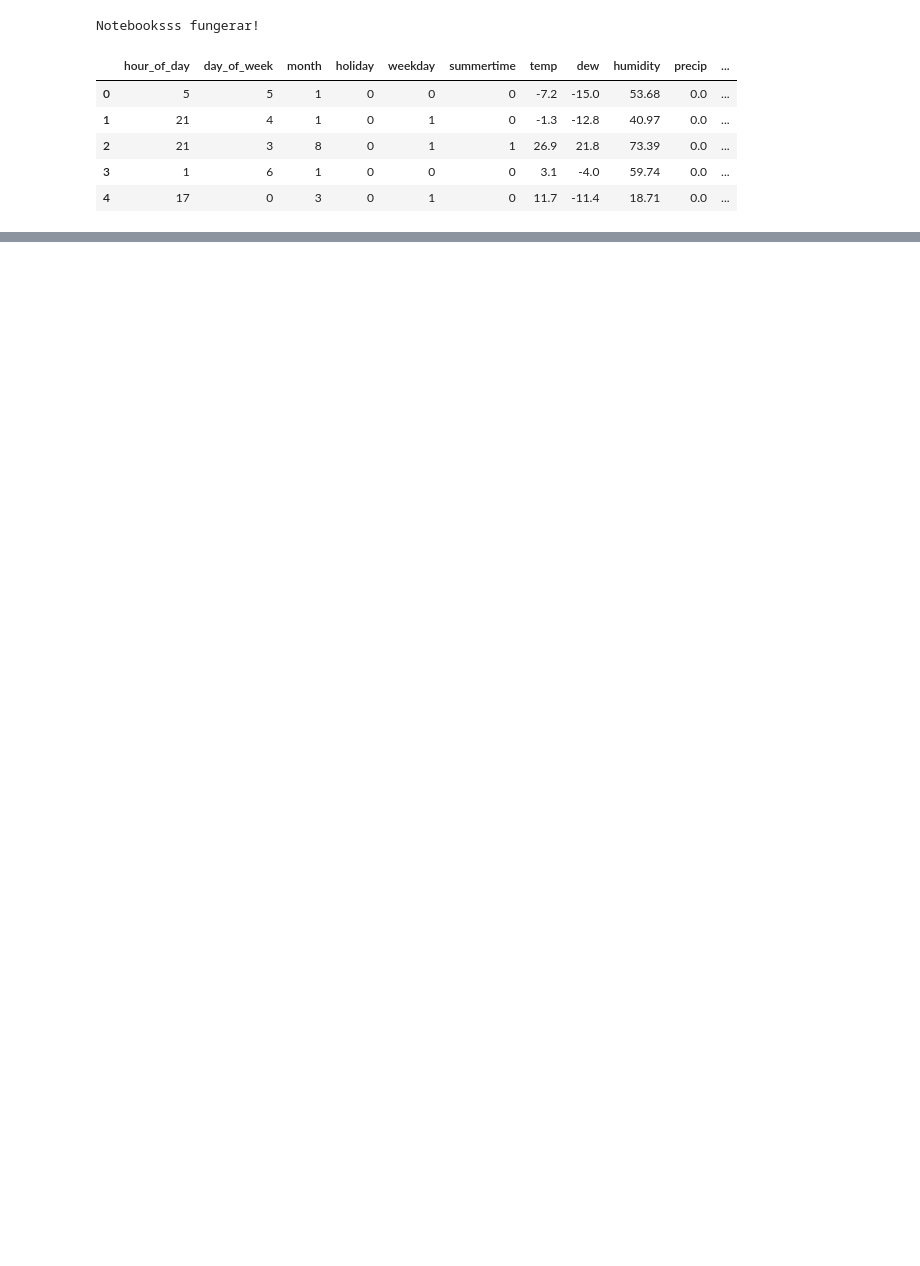
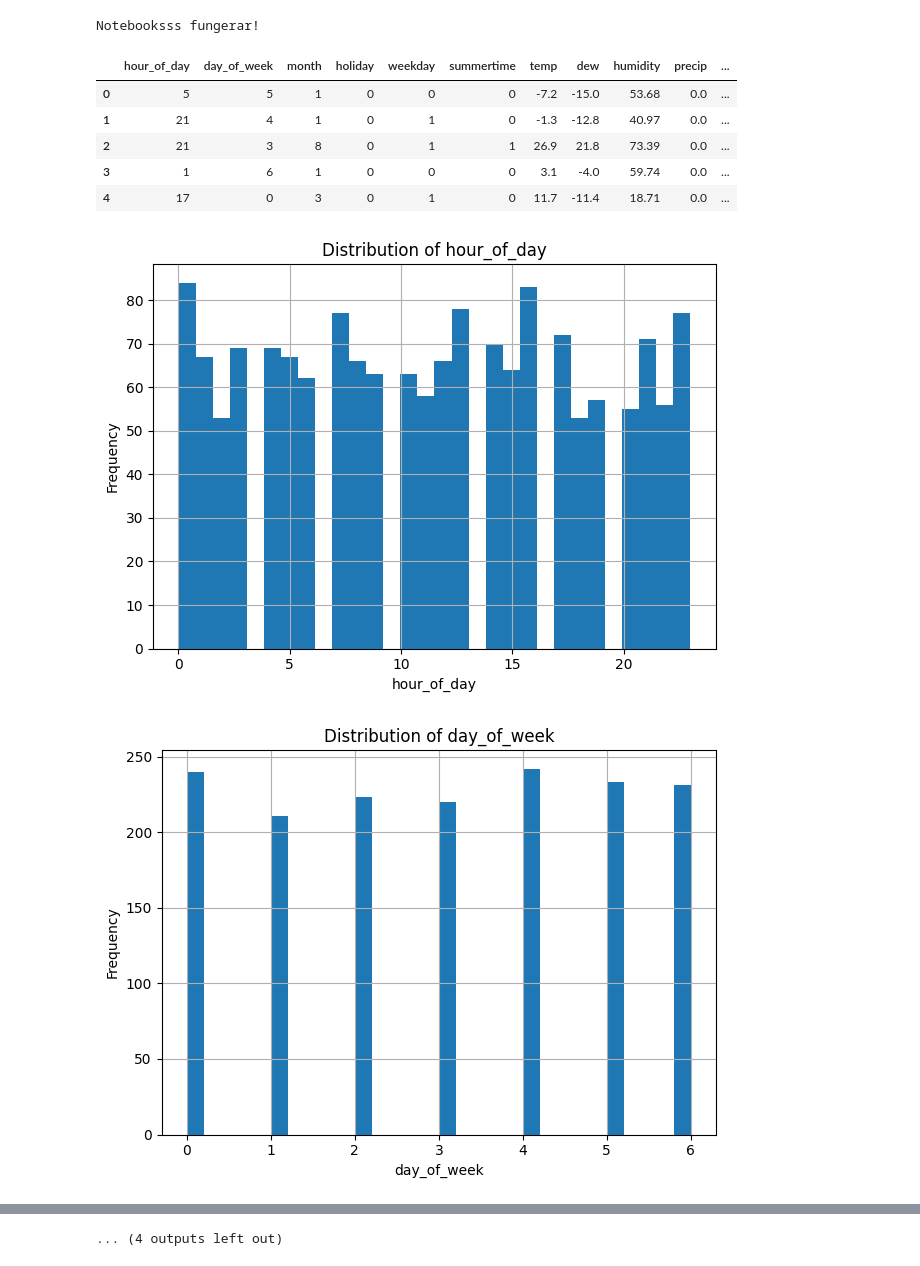
Before and after one commit to sebberendel/machine_learning_project, a Jupyter notebook: notebooks/sebbe.ipynb, the cells around one changed output, grey strips where cells are left out. Cells and saved outputs as stored; diff of their text form; code cells hidden in the pictures; blank space fills up the shorter version.

```diff
--- a/notebooks/sebbe.ipynb
+++ b/notebooks/sebbe.ipynb
@@ -15,3 +14,33 @@ Notebooksss fungerar!
 | 2 | 21 | 3 | 8 | 0 | 1 | 1 | 26.9 | 21.8 | 73.39 | 0.0 | ... |
 | 3 | 1 | 6 | 1 | 0 | 0 | 0 | 3.1 | -4.0 | 59.74 | 0.0 | ... |
 | 4 | 17 | 0 | 3 | 0 | 1 | 0 | 11.7 | -11.4 | 18.71 | 0.0 | ... |
+# %%
+# - Plot distributions ---------------------------
+import pandas as pd
+import matplotlib.pyplot as plt
+
+# Läs in data
+training_data = pd.read_csv("../training/training_data_VT2026.csv")
+
+# Loopa över alla kolumner
+for column in training_data.columns:
+
+    plt.figure()
+
+    if training_data[column].dtype == "object":
+        # Kategorisk variabel → stapeldiagram
+        training_data[column].value_counts().plot(kind="bar")
+        plt.ylabel("Count")
+
+    else:
+        # Numerisk variabel → histogram
+        training_data[column].hist(bins=30)
+        plt.ylabel("Frequency")
+
+    plt.title(f"Distribution of {column}")
+    plt.xlabel(column)
+    plt.tight_layout()
+    plt.show()
+# %% [output]
+[figure, added]
+[figure, added]
@@ -17,0 +57 @@ Notebooksss fungerar!
+... (4 outputs left out)
```
Also changed, not shown: parts of 3 cells of this notebook, 1 other file.
